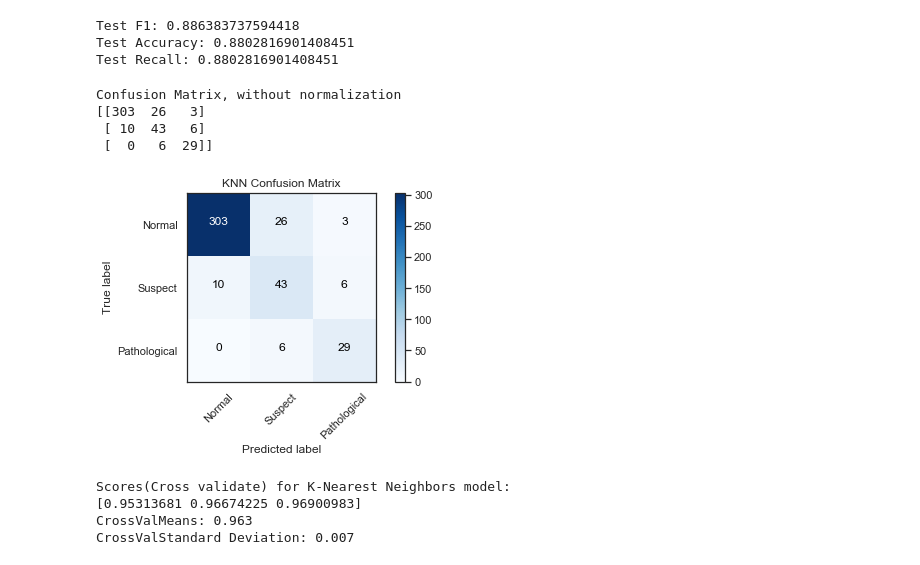
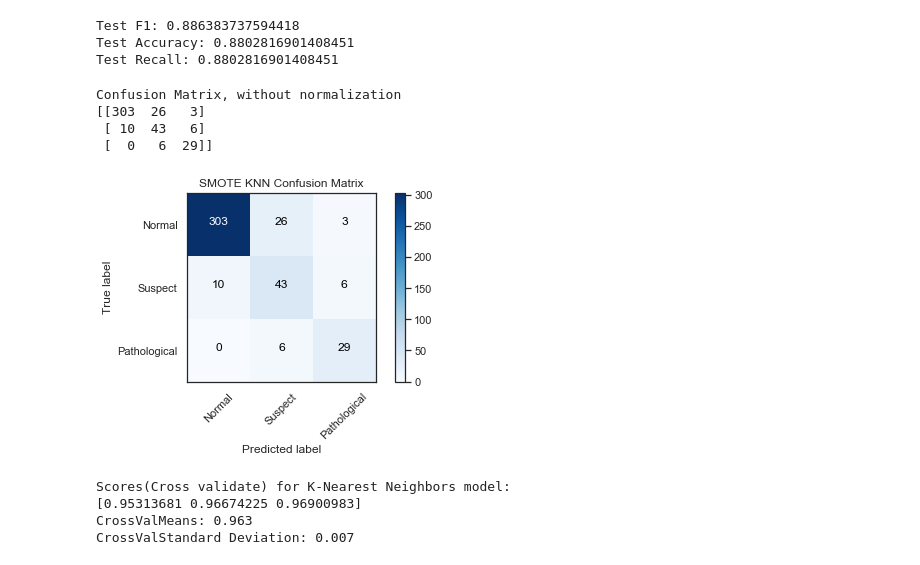
Before and after one commit to JVasquez5/IBM-Machine-Learning-Professional-Certificate, a Jupyter notebook: Module_3/fetal_health.ipynb, the cells around one changed output. Drawn from its saved outputs; the diff is of its cells as text; code cells hidden in the pictures.

```diff
--- a/Module_3/fetal_health.ipynb
+++ b/Module_3/fetal_health.ipynb
@@ -241,7 +243,7 @@ def plot_confusion_matrix(cm, classes,
 # %% [markdown]
 ### Logistic Regression
 # %%
-logreg = LogisticRegression(random_state=42, multi_class='multinomial')
+logreg = LogisticRegression(multi_class='multinomial', random_state=42)
 logreg.fit(X_train, y_train)
 logreg_preds = logreg.predict(X_test)
 
@@ -418,11 +422,11 @@ weighted avg       0.90      0.86      0.88       426
 # %%
 knn = KNeighborsClassifier(weights='distance')
 knn.fit(X_train_smote, y_train_smote)
-y_pred_knn = knn.predict(X_test)
+knn_preds = knn.predict(X_test)
 
-knn_f1 = metrics.f1_score(y_test, y_pred_knn, average='weighted')
-knn_acc = metrics.accuracy_score(y_test, y_pred_knn)
-knn_recall = metrics.recall_score(y_test, y_pred_knn, average='weighted')
+knn_f1 = metrics.f1_score(y_test, knn_preds, average='weighted')
+knn_acc = metrics.accuracy_score(y_test, knn_preds)
+knn_recall = metrics.recall_score(y_test, knn_preds, average='weighted')
 
 # Checking Accuracy, F1, and Recall scores
 print('Test F1:' , knn_f1)
@@ -433,15 +437,15 @@ Test F1: 0.886383737594418
 Test Accuracy: 0.8802816901408451
 Test Recall: 0.8802816901408451
 # %%
-cm_knn=metrics.confusion_matrix(y_test,y_pred_knn)
+cm_knn=metrics.confusion_matrix(y_test, knn_preds)
 plot_confusion_matrix(cm_knn, classes=['Normal', 'Suspect', 'Pathological'],
-                      title='KNN Confusion Matrix')
+                      title='SMOTE KNN Confusion Matrix')
 # %% [output]
 Confusion Matrix, without normalization
 [[303  26   3]
  [ 10  43   6]
  [  0   6  29]]
-[figure, old version]
+[figure, new version]
 # %%
 # Cross validate K-Nearest Neighbors model
 scores_knn = cross_val_score(knn, X_train_smote, y_train_smote, cv = cv_method, n_jobs=-1, scoring="accuracy")
```
Also changed, not shown: parts of 13 cells of this notebook.
